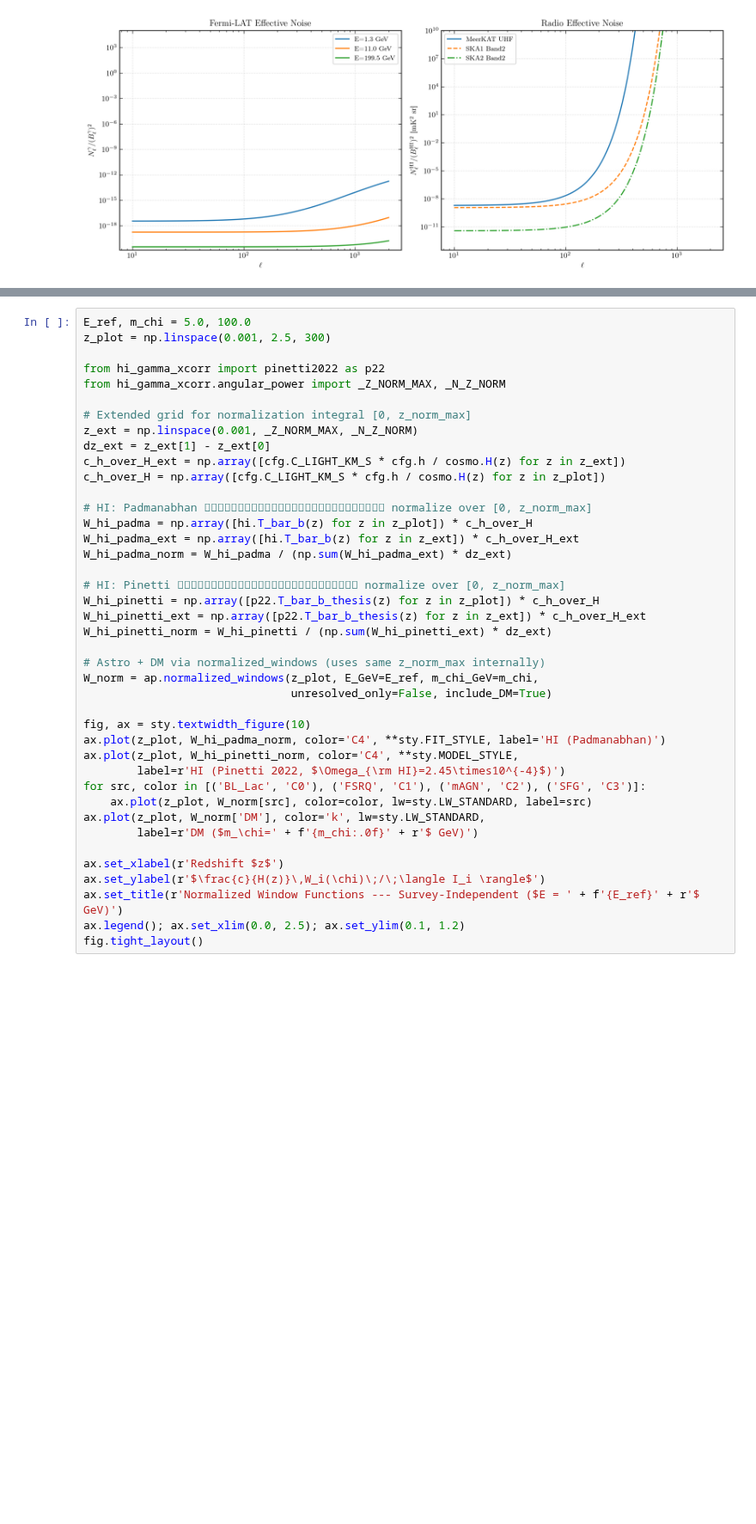
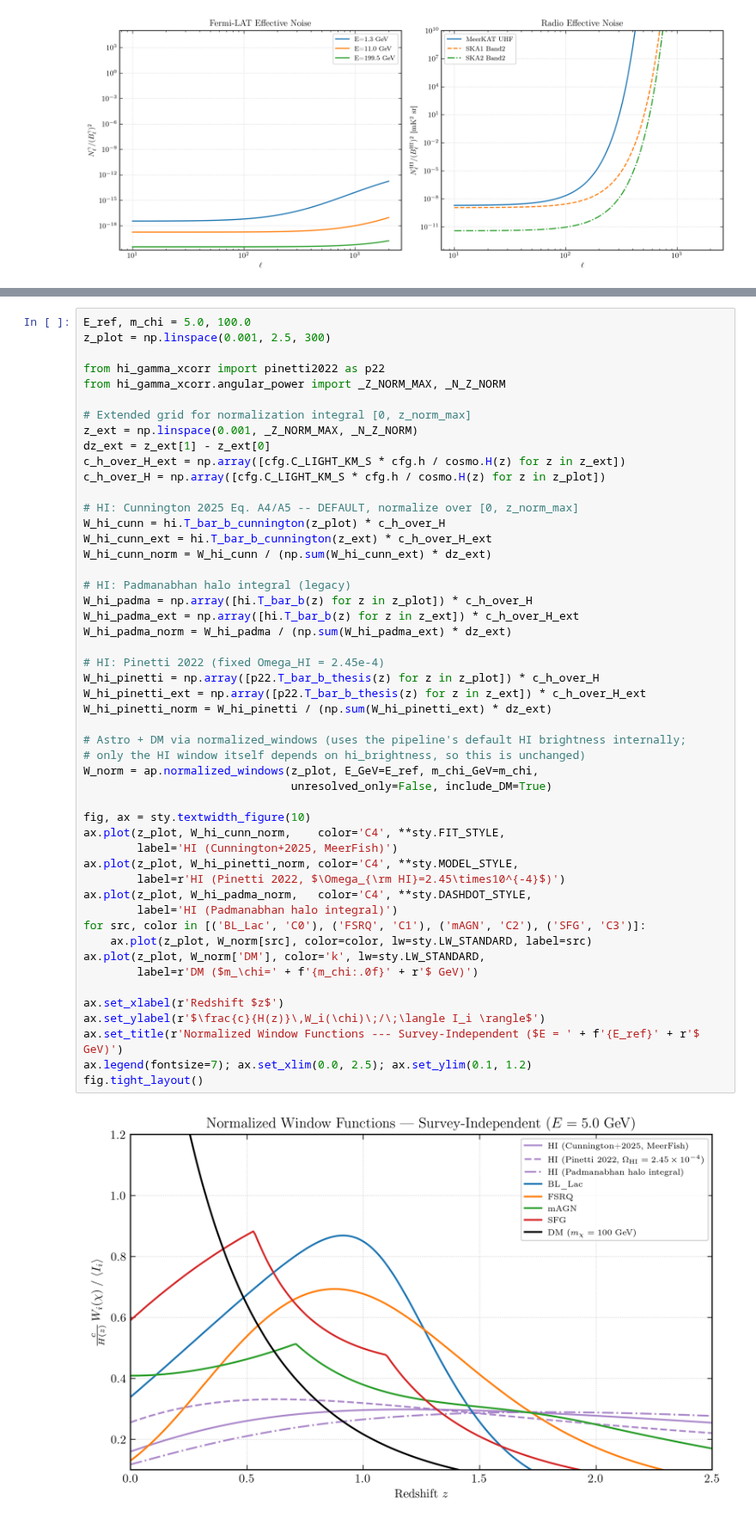
Before and after one commit to raw-asparagus/hixugrb, a Jupyter notebook: notebooks/pipeline_validation.ipynb, the cells around one changed output, grey strips where cells are left out. Shown at 86% size. Drawn from its saved outputs; the diff is of its cells as text; blank space fills up the shorter version.

```diff
--- a/notebooks/pipeline_validation.ipynb
+++ b/notebooks/pipeline_validation.ipynb
@@ -211,36 +250,47 @@ from hi_gamma_xcorr.angular_power import _Z_NORM_MAX, _N_Z_NORM
 
 # Extended grid for normalization integral [0, z_norm_max]
 z_ext = np.linspace(0.001, _Z_NORM_MAX, _N_Z_NORM)
 dz_ext = z_ext[1] - z_ext[0]
 c_h_over_H_ext = np.array([cfg.C_LIGHT_KM_S * cfg.h / cosmo.H(z) for z in z_ext])
 c_h_over_H = np.array([cfg.C_LIGHT_KM_S * cfg.h / cosmo.H(z) for z in z_plot])
 
-# HI: Padmanabhan ﷿﷿﷿﷿﷿﷿﷿﷿﷿﷿﷿﷿﷿﷿﷿﷿﷿﷿﷿﷿﷿﷿﷿﷿﷿﷿﷿ normalize over [0, z_norm_max]
+# HI: Cunnington 2025 Eq. A4/A5 -- DEFAULT, normalize over [0, z_norm_max]
+W_hi_cunn = hi.T_bar_b_cunnington(z_plot) * c_h_over_H
+W_hi_cunn_ext = hi.T_bar_b_cunnington(z_ext) * c_h_over_H_ext
+W_hi_cunn_norm = W_hi_cunn / (np.sum(W_hi_cunn_ext) * dz_ext)
+
+# HI: Padmanabhan halo integral (legacy)
 W_hi_padma = np.array([hi.T_bar_b(z) for z in z_plot]) * c_h_over_H
 W_hi_padma_ext = np.array([hi.T_bar_b(z) for z in z_ext]) * c_h_over_H_ext
 W_hi_padma_norm = W_hi_padma / (np.sum(W_hi_padma_ext) * dz_ext)
 
-# HI: Pinetti ﷿﷿﷿﷿﷿﷿﷿﷿﷿﷿﷿﷿﷿﷿﷿﷿﷿﷿﷿﷿﷿﷿﷿﷿﷿﷿﷿ normalize over [0, z_norm_max]
+# HI: Pinetti 2022 (fixed Omega_HI = 2.45e-4)
 W_hi_pinetti = np.array([p22.T_bar_b_thesis(z) for z in z_plot]) * c_h_over_H
 W_hi_pinetti_ext = np.array([p22.T_bar_b_thesis(z) for z in z_ext]) * c_h_over_H_ext
 W_hi_pinetti_norm = W_hi_pinetti / (np.sum(W_hi_pinetti_ext) * dz_ext)
 
-# Astro + DM via normalized_windows (uses same z_norm_max internally)
+# Astro + DM via normalized_windows (uses the pipeline's default HI brightness internally;
+# only the HI window itself depends on hi_brightness, so this is unchanged)
 W_norm = ap.normalized_windows(z_plot, E_GeV=E_ref, m_chi_GeV=m_chi,
                                unresolved_only=False, include_DM=True)
 
 fig, ax = sty.textwidth_figure(10)
-ax.plot(z_plot, W_hi_padma_norm, color='C4', **sty.FIT_STYLE, label='HI (Padmanabhan)')
+ax.plot(z_plot, W_hi_cunn_norm,    color='C4', **sty.FIT_STYLE,
+        label='HI (Cunnington+2025, MeerFish)')
 ax.plot(z_plot, W_hi_pinetti_norm, color='C4', **sty.MODEL_STYLE,
         label=r'HI (Pinetti 2022, $\Omega_{\rm HI}=2.45\times10^{-4}$)')
+ax.plot(z_plot, W_hi_padma_norm,   color='C4', **sty.DASHDOT_STYLE,
+        label='HI (Padmanabhan halo integral)')
 for src, color in [('BL_Lac', 'C0'), ('FSRQ', 'C1'), ('mAGN', 'C2'), ('SFG', 'C3')]:
     ax.plot(z_plot, W_norm[src], color=color, lw=sty.LW_STANDARD, label=src)
 ax.plot(z_plot, W_norm['DM'], color='k', lw=sty.LW_STANDARD,
         label=r'DM ($m_\chi=' + f'{m_chi:.0f}' + r'$ GeV)')
 
 ax.set_xlabel(r'Redshift $z$')
 ax.set_ylabel(r'$\frac{c}{H(z)}\,W_i(\chi)\;/\;\langle I_i \rangle$')
 ax.set_title(r'Normalized Window Functions --- Survey-Independent ($E = ' + f'{E_ref}' + r'$ GeV)')
-ax.legend(); ax.set_xlim(0.0, 2.5); ax.set_ylim(0.1, 1.2)
+ax.legend(fontsize=7); ax.set_xlim(0.0, 2.5); ax.set_ylim(0.1, 1.2)
 fig.tight_layout()
+# %% [output]
+[figure, added]
 # %% [markdown]
```
Also changed, not shown: parts of 13 cells of this notebook, 15 other files.
